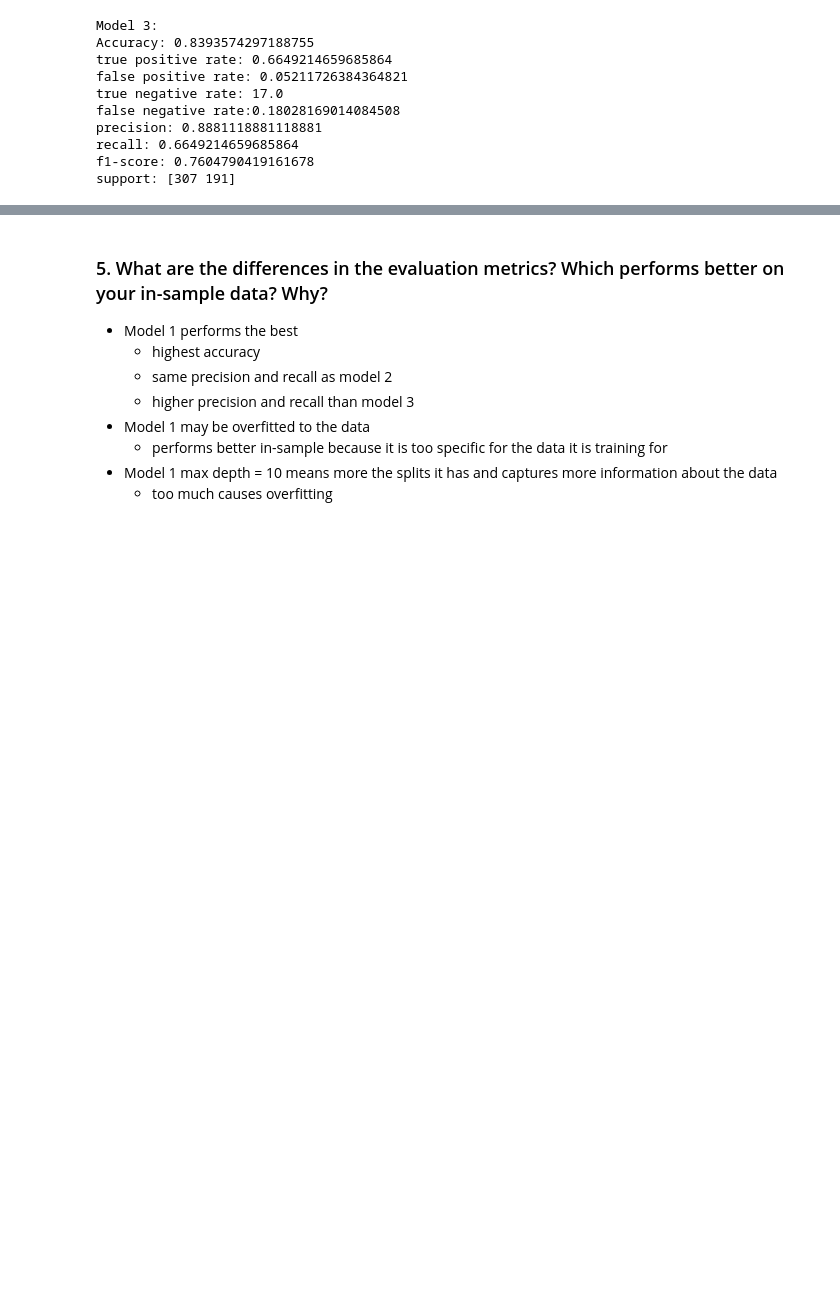
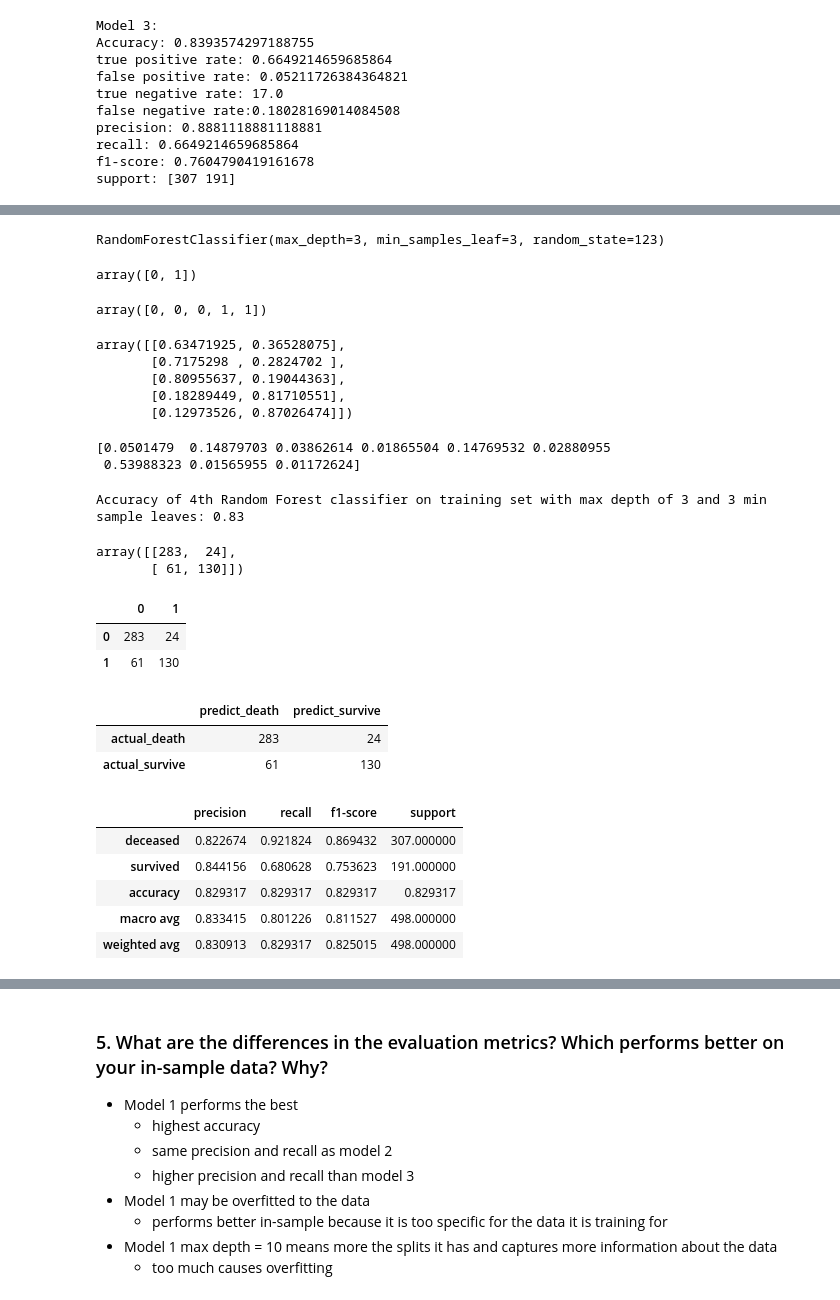
Before and after one commit to aliciag92/classification-exercises, a Jupyter notebook: model.ipynb, the cells around one changed output, grey strips where cells are left out. Cells and saved outputs as stored; diff of their text form; code cells hidden in the pictures; blank space fills up the shorter version.

Commit message:
completed random forest exercises / working through knn exercises

```diff
--- a/model.ipynb
+++ b/model.ipynb
@@ -975,0 +1001,79 @@ support: [307 191]
+# %%
+#create 4th blank Random Forest classifier
+rf4 = RandomForestClassifier(max_depth=3, min_samples_leaf=3, random_state=123)
+rf4
+# %% [output]
+RandomForestClassifier(max_depth=3, min_samples_leaf=3, random_state=123)
+# %%
+#fit/train the model(random tree classifier) to training data/sample
+# format: model.fit(X, y)
+
+rf4 = rf4.fit(X_train, y_train)
+rf4.classes_
+# %% [output]
+array([0, 1])
+# %%
+#transform/make predictions using trained model (the training sample)
+y_pred = rf4.predict(X_train)
+y_pred[0:5]
+# %% [output]
+array([0, 0, 0, 1, 1])
+# %%
+# Estimate the probabilities for each class
+# aka get prediction probabilites for each class for each observation in train
+y_pred_proba = rf4.predict_proba(X_train)
+y_pred_proba[0:5]
+# %% [output]
+array([[0.63471925, 0.36528075],
+       [0.7175298 , 0.2824702 ],
+       [0.80955637, 0.19044363],
+       [0.18289449, 0.81710551],
+       [0.12973526, 0.87026474]])
+# %%
+print(rf4.feature_importances_)
+# %% [output]
+[0.0501479  0.14879703 0.03862614 0.01865504 0.14769532 0.02880955
+ 0.53988323 0.01565955 0.01172624]
+# %%
+# Evaluate the rf model 4
+print('Accuracy of 4th Random Forest classifier on training set with max depth of 3 and 3 min sample leaves: {:.2f}'
+      .format(rf4.score(X_train, y_train)))
+# %% [output]
+Accuracy of 4th Random Forest classifier on training set with max depth of 3 and 3 min sample leaves: 0.83
+# %%
+# confusion matrix
+conf = confusion_matrix(y_train, y_pred)
+conf
+# %% [output]
+array([[283,  24],
+       [ 61, 130]])
+# %%
+labels = sorted(y_train.unique())
+
+pd.DataFrame(confusion_matrix(y_train, y_pred), index=labels, columns=labels)
+# %% [output]
+|  | 0 | 1 |
+| 0 | 283 | 24 |
+| 1 | 61 | 130 |
+# %%
+#confusion matrix into a dataframe
+conf_df = pd.DataFrame(conf,
+                       columns=['predict_death', 'predict_survive'],
+                       index=['actual_death', 'actual_survive'])
+conf_df
+# %% [output]
+|  | predict_death | predict_survive |
+| actual_death | 283 | 24 |
+| actual_survive | 61 | 130 |
+# %%
+#cleaner way to read classification report w/ renamed classes
+class_report = classification_report(y_train, y_pred, output_dict=True)
+
+pd.DataFrame(class_report).rename(columns={'0': 'deceased', '1': 'survived'}).T
+# %% [output]
+|  | precision | recall | f1-score | support |
+| deceased | 0.822674 | 0.921824 | 0.869432 | 307.000000 |
+| survived | 0.844156 | 0.680628 | 0.753623 | 191.000000 |
+| accuracy | 0.829317 | 0.829317 | 0.829317 | 0.829317 |
+| macro avg | 0.833415 | 0.801226 | 0.811527 | 498.000000 |
+| weighted avg | 0.830913 | 0.829317 | 0.825015 | 498.000000 |
```
Also changed, not shown: parts of 34 cells of this notebook.
